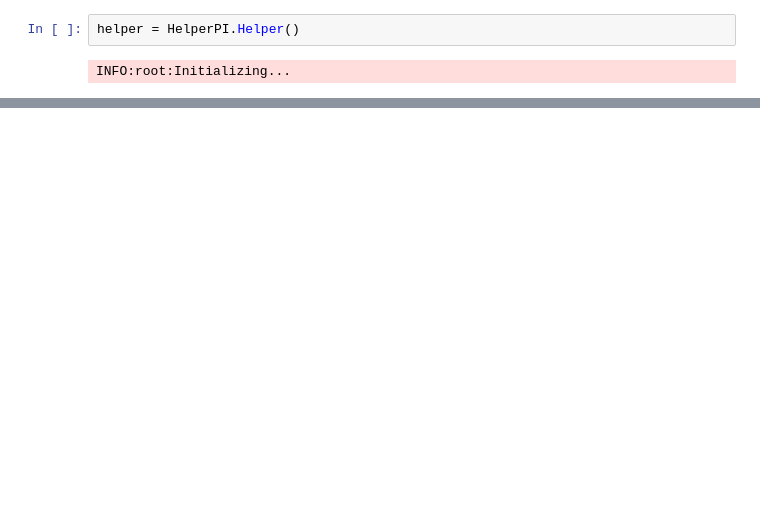
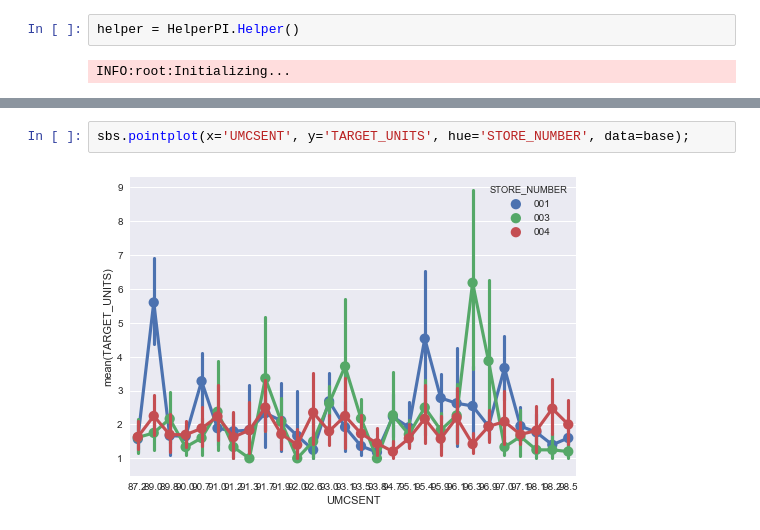
Before and after one commit to FloobtheGreat/IPy_Notebooks, a Jupyter notebook: Analyses/Inventory_Forecasting.ipynb, the cells around one changed output, grey strips where cells are left out. Saved outputs shown, nothing was run; the diff lists cells and outputs as text; blank space fills up the shorter version.

```diff
--- a/Analyses/Inventory_Forecasting.ipynb
+++ b/Analyses/Inventory_Forecasting.ipynb
@@ -62,0 +63,4 @@ sbs.barplot(x="TOTAL", y="REBUYER", data=data)
+# %%
+sbs.pointplot(x='UMCSENT', y='TARGET_UNITS', hue='STORE_NUMBER', data=base);
+# %% [output]
+[figure, added]
```
Also changed, not shown: parts of 8 cells of this notebook, 1 other file.
